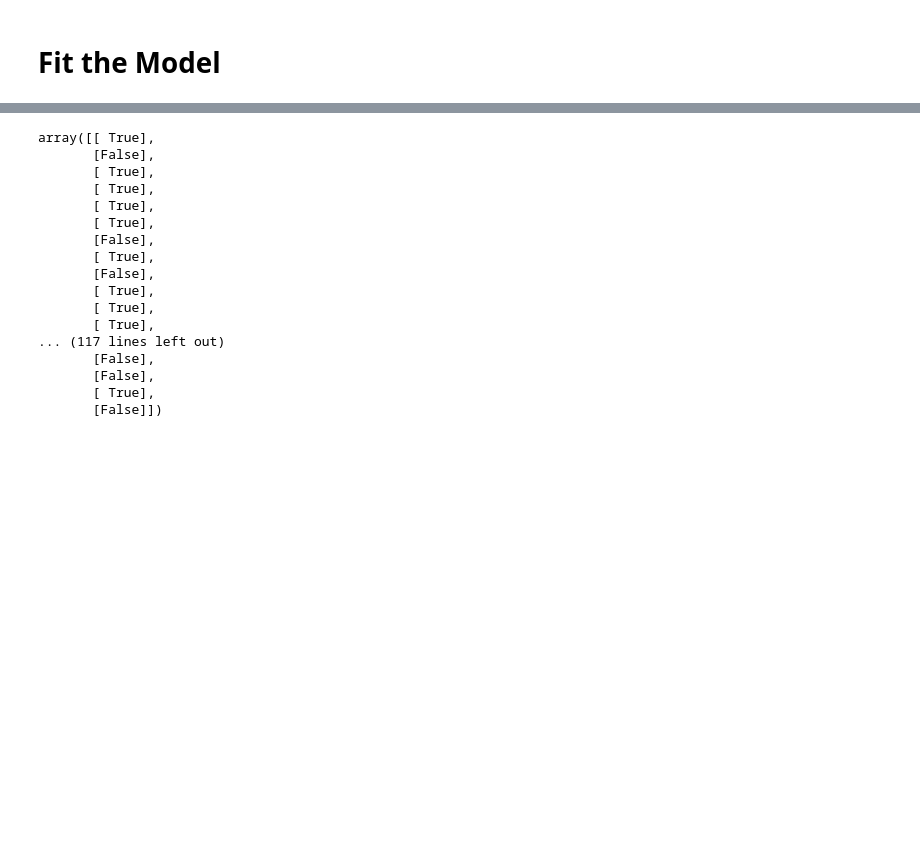
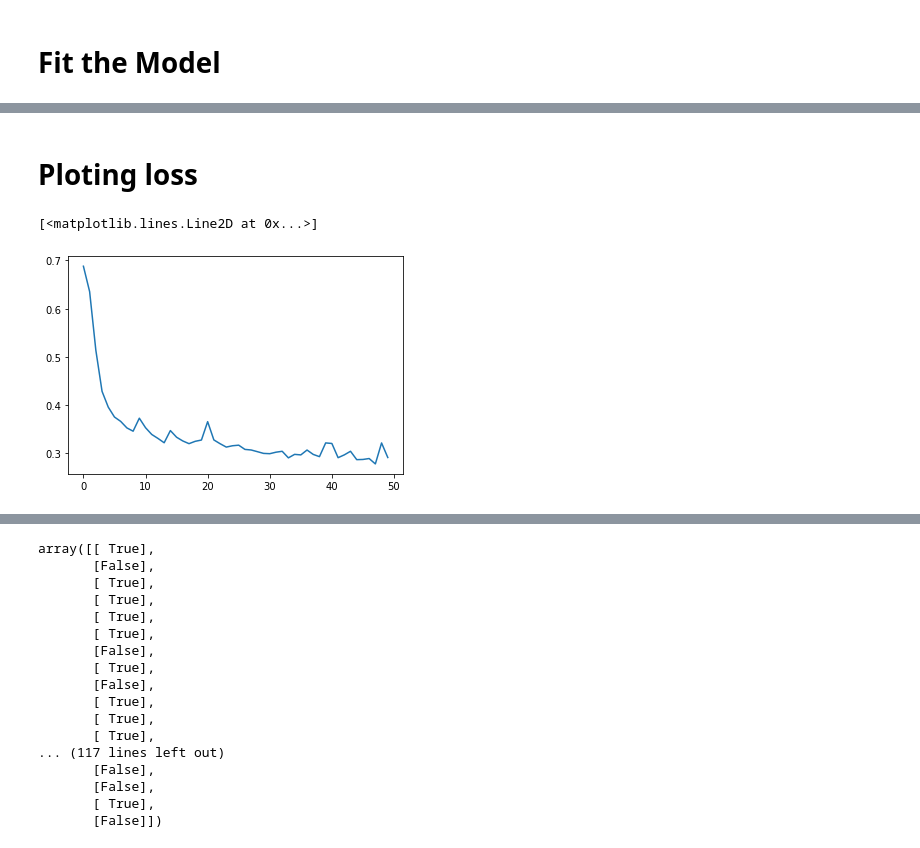
Before and after one commit to prnbbora4/BCLPS-majorProject, a Jupyter notebook: Analysis/Loan Prediction/Bank Loan Aproval.ipynb, the cells around one changed output, grey strips where cells are left out. Saved outputs shown, nothing was run; the diff lists cells and outputs as text; code cells hidden in the pictures; blank space fills up the shorter version.

```diff
--- a/Analysis/Loan Prediction/Bank Loan Aproval.ipynb
+++ b/Analysis/Loan Prediction/Bank Loan Aproval.ipynb
@@ -106,0 +137,7 @@ eval_model
+# %% [markdown]
+# Ploting loss
+# %%
+plt.plot(history.history['loss'])
+# %% [output]
+[<matplotlib.lines.Line2D at 0x...>]
+[figure, added]
```
Also changed, not shown: parts of 15 cells of this notebook, 2 other files.
